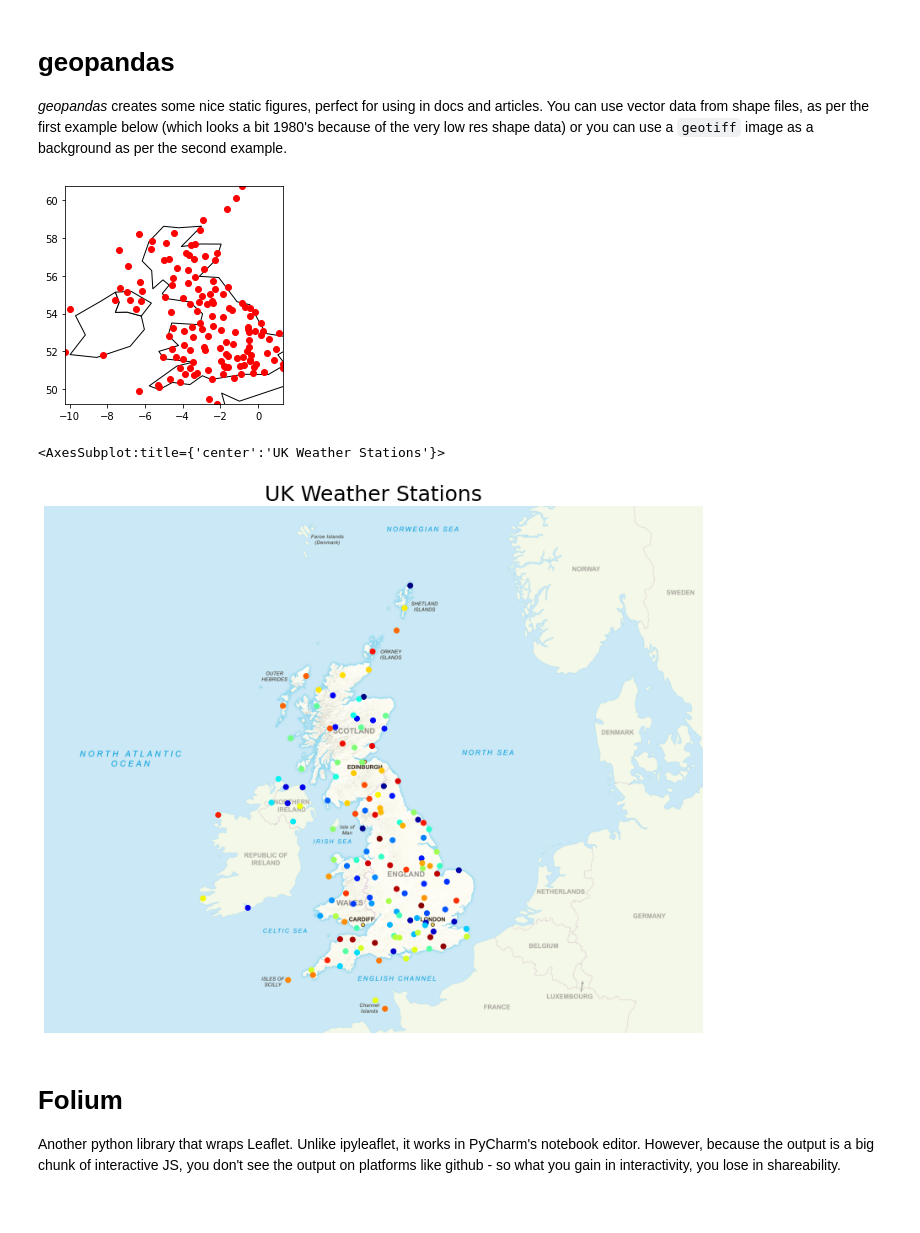
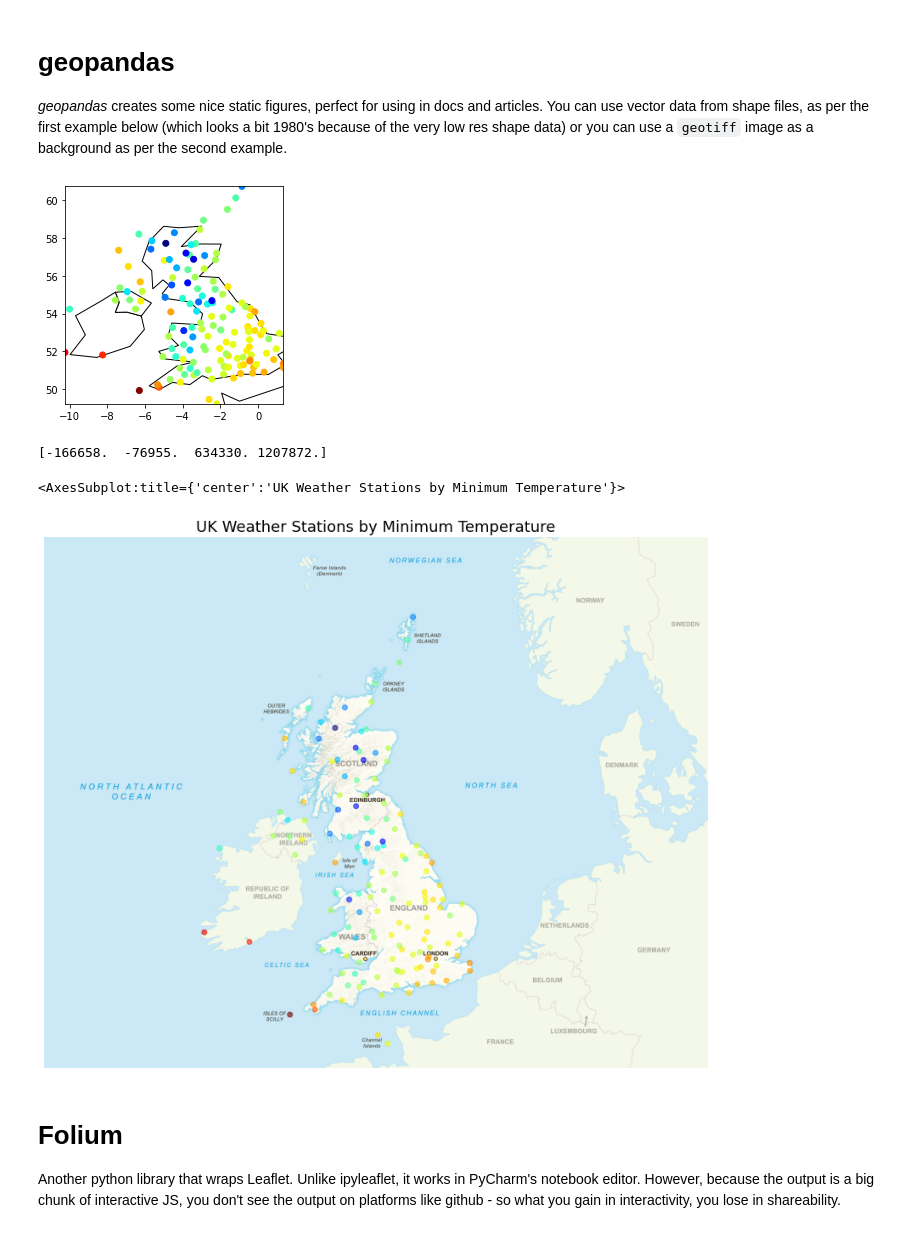
Before and after one commit to DanteLore/weather-notebook, a Jupyter notebook: map.ipynb, the cells around one changed output. Drawn from its saved outputs; the diff is of its cells as text; code cells hidden in the pictures.

Commit message:
Sorted out the colour scales on the geopandas plots

```diff
--- a/map.ipynb
+++ b/map.ipynb
@@ -1,12 +1,11 @@
 # %%
 import pandas as pd
-import numpy as np
 import geopandas
 from aws_helpers import execute_athena_query
 import matplotlib.pyplot as plt
 %matplotlib inline
 
-results_url = execute_athena_query("select site_id, site_name, lat, lon, avg(temperature) as temperature from weather group by site_id, site_name, lat, lon")
+results_url = execute_athena_query("select site_id, site_name, lat, lon, min(temperature) as temperature from weather where year='2021' and month='12' and day='20' group by site_id, site_name, lat, lon")
 df = pd.read_csv(results_url)
 
 df
@@ -81,39 +79,43 @@ osgb
 # %%
 gdf = geopandas.GeoDataFrame(df, geometry=geopandas.points_from_xy(df.lon, df.lat))
 
 # Could load a different shape file here!
 world = geopandas.read_file(geopandas.datasets.get_path('naturalearth_lowres'))
 
 ax = world[world.continent == 'Europe'].plot(color='white', edgecolor='black')
 
 bounds = gdf.geometry.total_bounds
 xlim = ([bounds[0],  bounds[2]])
 ylim = ([bounds[1],  bounds[3]])
 ax.set_xlim(xlim)
 ax.set_ylim(ylim)
 
-gdf.plot(ax=ax, color='red')
+# Note that the colour fields to use here are 'column' and 'cmap' rather than 'c' and 'cmap' as in the scatter plots above!
+gdf.plot(ax=ax, cmap=plt.get_cmap("jet"), column='temperature')
 
 plt.show()
 # %% [output]
-[figure, old version]
+[figure, new version]
 # %%
 import rasterio.plot
 
+# Note that the geotiff image we're using is in OSGB coords, so we need to use the same coordinate system for the points
 gdf_osgb = geopandas.GeoDataFrame(osgb, geometry=geopandas.points_from_xy(osgb.osgb_E, osgb.osgb_N))
+print(gdf_osgb.total_bounds)
 
 raster_data = rasterio.open('GBOverview.tif', masked=True)
 extent=[raster_data.bounds[0], raster_data.bounds[2], raster_data.bounds[1], raster_data.bounds[3]]
 
 f, ax = plt.subplots(figsize=(14, 14))
-ax.set_title('UK Weather Stations', fontdict={'fontsize': '25', 'fontweight' : '3'})
+ax.set_title('UK Weather Stations by Minimum Temperature', fontdict={'fontsize': '18', 'fontweight' : '3'})
 ax.set_axis_off()
 
 rasterio.plot.show(raster_data, ax=ax, extent=extent)
-gdf_osgb.plot(ax=ax, cmap=plt.get_cmap("jet"), c='temperature')
+gdf_osgb.plot(ax=ax, cmap=plt.get_cmap("jet"), column='temperature', alpha=0.6)
 # %% [output]
-<AxesSubplot:title={'center':'UK Weather Stations'}>
+[-166658.  -76955.  634330. 1207872.]
+<AxesSubplot:title={'center':'UK Weather Stations by Minimum Temperature'}>
-[figure, old version]
+[figure, new version]
 # %% [markdown]
 # Folium
 
```
Also changed, not shown: parts of 3 cells of this notebook.
